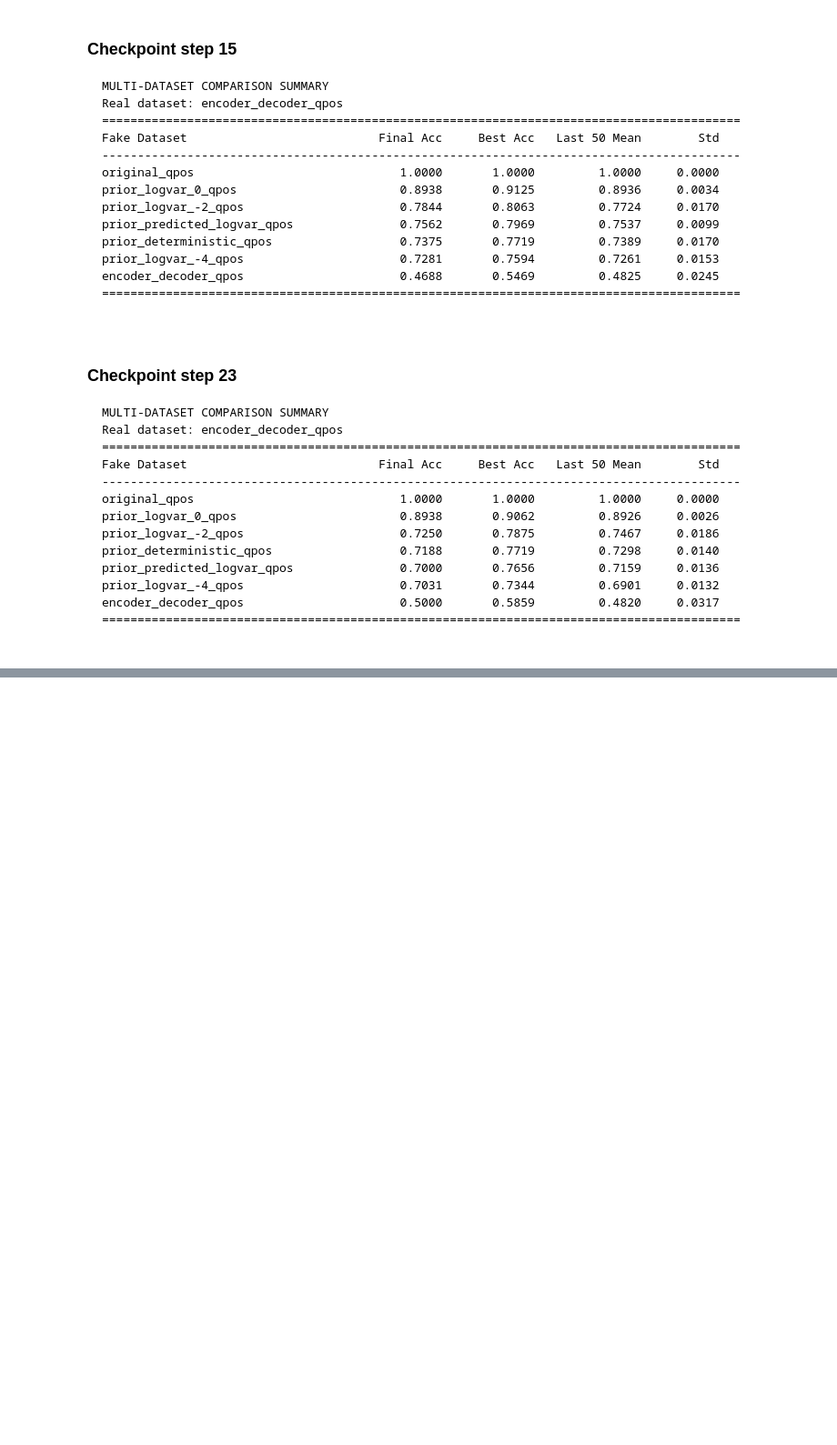
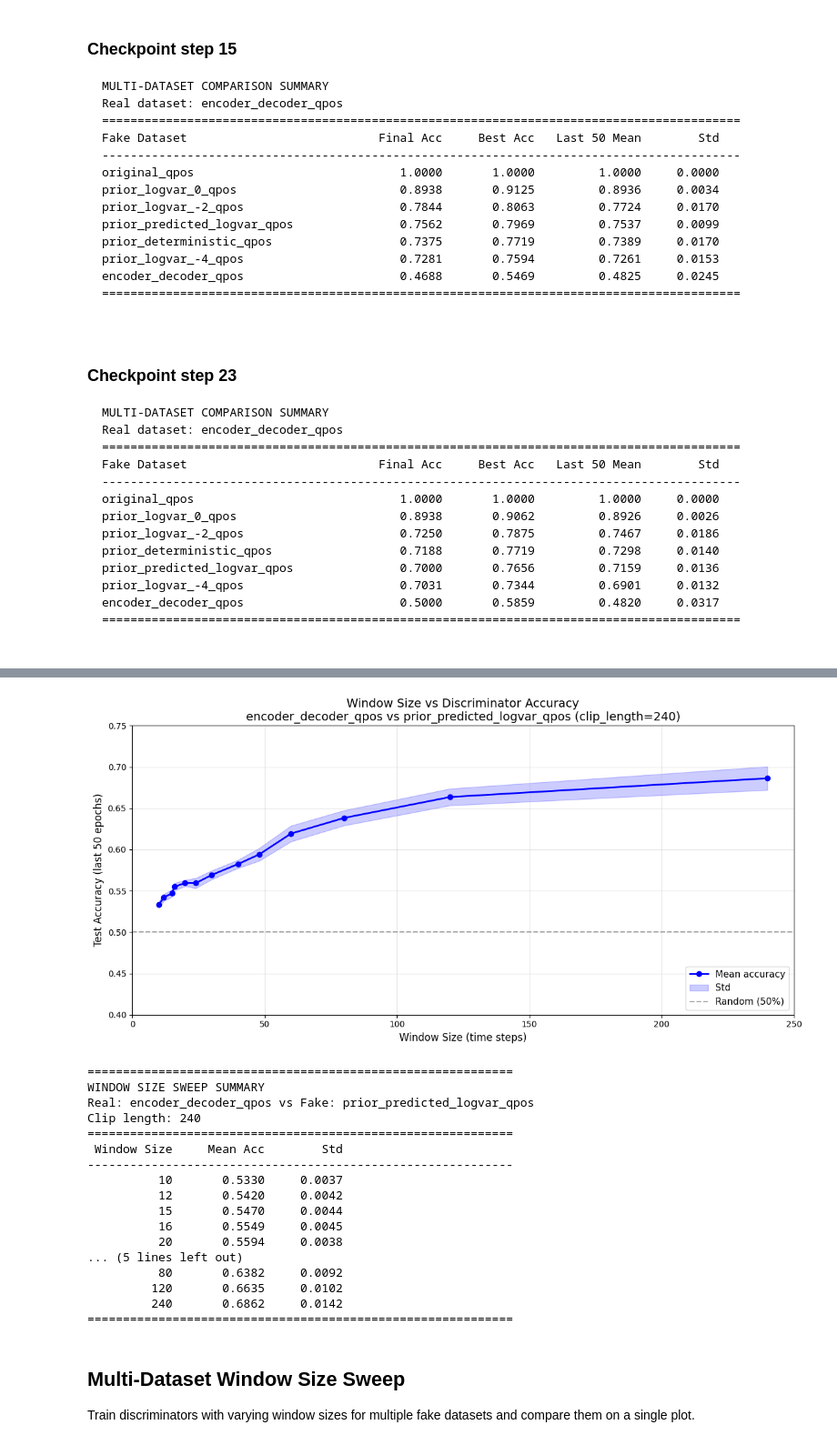
Before and after one commit to talmolab/track-mjx, a Jupyter notebook: notebooks/train_discriminator.ipynb, the cells around one changed output, grey strips where cells are left out. Shown at 91% size. Saved outputs shown, nothing was run; the diff lists cells and outputs as text; code cells hidden in the pictures; blank space fills up the shorter version.

Commit message:
Discriminator analysis updates

```diff
--- a/notebooks/train_discriminator.ipynb
+++ b/notebooks/train_discriminator.ipynb
@@ -54,6 +54,14 @@ FAKE_DATASET = "prior_predicted_logvar_qpos"  # Dataset name for "fake" samples
 TRAIN_RATIO = 0.8
 SPLIT_SEED = 42
 
+# Clip length configuration
+# Set to None to use full clips, or a value <= num_steps to truncate clips
+CLIP_LENGTH = 200  # e.g., 200 to truncate to first 200 time steps
+
+# Window configuration
+# Set to None to use full clips, or a divisor of CLIP_LENGTH (or num_steps if CLIP_LENGTH is None)
+WINDOW_SIZE = None  # Number of time steps per window (must divide clip length evenly)
+
 # Network configuration
 HIDDEN_LAYER_SIZES = (256, 256, 256)
 DROPOUT_RATE = 0.1
@@ -579,6 +708,8 @@ for i, fake_ds in enumerate(fake_datasets):
         seed=SEED,
         exclude_root=EXCLUDE_ROOT,
         exclude_zero_joints=EXCLUDE_ZERO_JOINTS,
+        window_size=WINDOW_SIZE,
+        clip_length=CLIP_LENGTH,
     )
 
     all_histories[fake_ds] = hist
@@ -718,0 +935,67 @@ encoder_decoder_qpos                      0.5000       0.5859         0.4820
+# %%
+# Plot window size vs accuracy
+window_sizes = np.array(sorted(window_sweep_results.keys()))
+means = np.array([window_sweep_results[ws]["last_50_mean"] for ws in window_sizes])
+stds = np.array([window_sweep_results[ws]["last_50_std"] for ws in window_sizes])
+
+fig, ax = plt.subplots(figsize=(12, 6))
+
+# Plot mean with shaded std region
+ax.plot(window_sizes, means, color="blue", linewidth=2, marker="o", markersize=6, label="Mean accuracy")
+ax.fill_between(window_sizes, means - stds, means + stds, color="blue", alpha=0.2, label="Std")
+
+# Reference lines
+ax.axhline(y=0.5, color="gray", linestyle="--", alpha=0.7, label="Random (50%)")
+
+# Labels and formatting
+ax.set_xlabel("Window Size (time steps)", fontsize=12)
+ax.set_ylabel("Test Accuracy (last 50 epochs)", fontsize=12)
+ax.set_title(
+    f"Window Size vs Discriminator Accuracy\n"
+    f"{SWEEP_REAL_DATASET} vs {SWEEP_FAKE_DATASET} (clip_length={SWEEP_CLIP_LENGTH})",
+    fontsize=14
+)
+ax.set_xlim(0, max(window_sizes) + 10)
+ax.set_ylim(0.4, 0.75)
+ax.legend(fontsize=11, loc="lower right")
+ax.grid(True, alpha=0.3)
+
+plt.tight_layout()
+plt.show()
+
+# Print summary table
+print("\n" + "=" * 60)
+print("WINDOW SIZE SWEEP SUMMARY")
+print(f"Real: {SWEEP_REAL_DATASET} vs Fake: {SWEEP_FAKE_DATASET}")
+print(f"Clip length: {SWEEP_CLIP_LENGTH}")
+print("=" * 60)
+print(f"{'Window Size':>12} {'Mean Acc':>12} {'Std':>10}")
+print("-" * 60)
+for ws in window_sizes:
+    mean = window_sweep_results[ws]["last_50_mean"]
+    std = window_sweep_results[ws]["last_50_std"]
+    print(f"{ws:>12} {mean:>12.4f} {std:>10.4f}")
+print("=" * 60)
+# %% [output]
+[figure, added]
+============================================================
+WINDOW SIZE SWEEP SUMMARY
+Real: encoder_decoder_qpos vs Fake: prior_predicted_logvar_qpos
+Clip length: 240
+============================================================
+ Window Size     Mean Acc        Std
+------------------------------------------------------------
+          10       0.5330     0.0037
+          12       0.5420     0.0042
+          15       0.5470     0.0044
+          16       0.5549     0.0045
+          20       0.5594     0.0038
+... (5 lines left out)
+          80       0.6382     0.0092
+         120       0.6635     0.0102
+         240       0.6862     0.0142
+============================================================
+# %% [markdown]
+## Multi-Dataset Window Size Sweep
+
+Train discriminators with varying window sizes for multiple fake datasets and compare them on a single plot.
```
Also changed, not shown: parts of 11 cells of this notebook, 1 other file.
